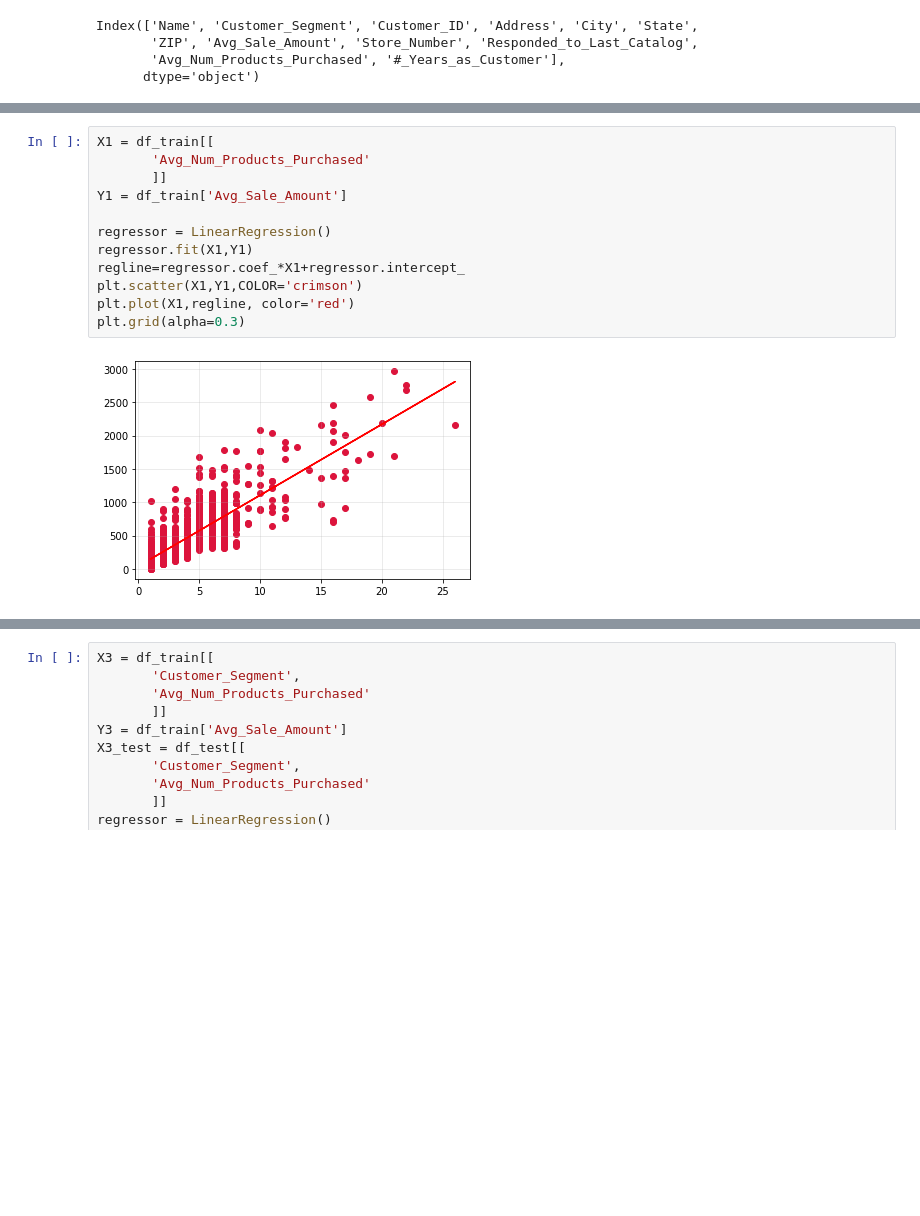
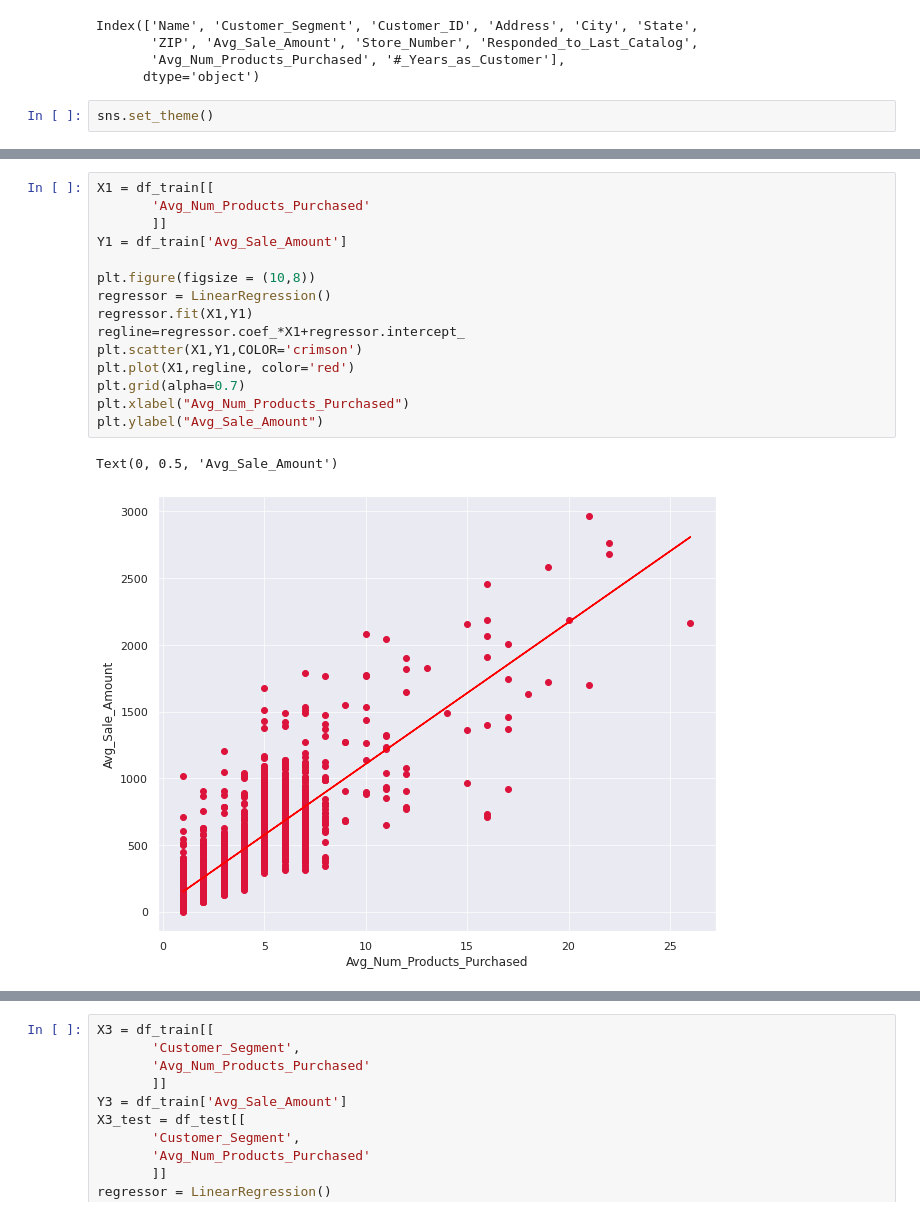
Before and after one commit to Dineshkumar-Anbalagan/Udacity-Predictive-Analytics-Nanodegree-Projects-Alteryx, a Jupyter notebook: Project_2_Predicting_Catalog_demand.ipynb, the cells around one changed output, grey strips where cells are left out. Saved outputs shown, nothing was run; the diff lists cells and outputs as text; blank space fills up the shorter version.

```diff
--- a/Project_2_Predicting_Catalog_demand.ipynb
+++ b/Project_2_Predicting_Catalog_demand.ipynb
@@ -166,5 +166,7 @@ Index(['Name', 'Customer_Segment', 'Customer_ID', 'Address', 'City', 'State',
        'ZIP', 'Avg_Sale_Amount', 'Store_Number', 'Responded_to_Last_Catalog',
        'Avg_Num_Products_Purchased', '#_Years_as_Customer'],
       dtype='object')
+# %%
+sns.set_theme()
 # %%
 plt.figure(figsize = (10,8))
@@ -175,17 +177,21 @@ sns.heatmap(data = df_train.corr(), annot=True, cmap = 'copper')
 # %%
 X1 = df_train[[
        'Avg_Num_Products_Purchased'
        ]]
 Y1 = df_train['Avg_Sale_Amount']
 
+plt.figure(figsize = (10,8))
 regressor = LinearRegression()
 regressor.fit(X1,Y1)
 regline=regressor.coef_*X1+regressor.intercept_
 plt.scatter(X1,Y1,COLOR='crimson')
 plt.plot(X1,regline, color='red')
-plt.grid(alpha=0.3)
+plt.grid(alpha=0.7)
+plt.xlabel("Avg_Num_Products_Purchased")
+plt.ylabel("Avg_Sale_Amount")
 # %% [output]
+Text(0, 0.5, 'Avg_Sale_Amount')
-[figure, old version]
+[figure, new version]
 # %%
 X2 = df_train[[
        'Customer_Segment'
```
Also changed, not shown: parts of 2 cells of this notebook.
